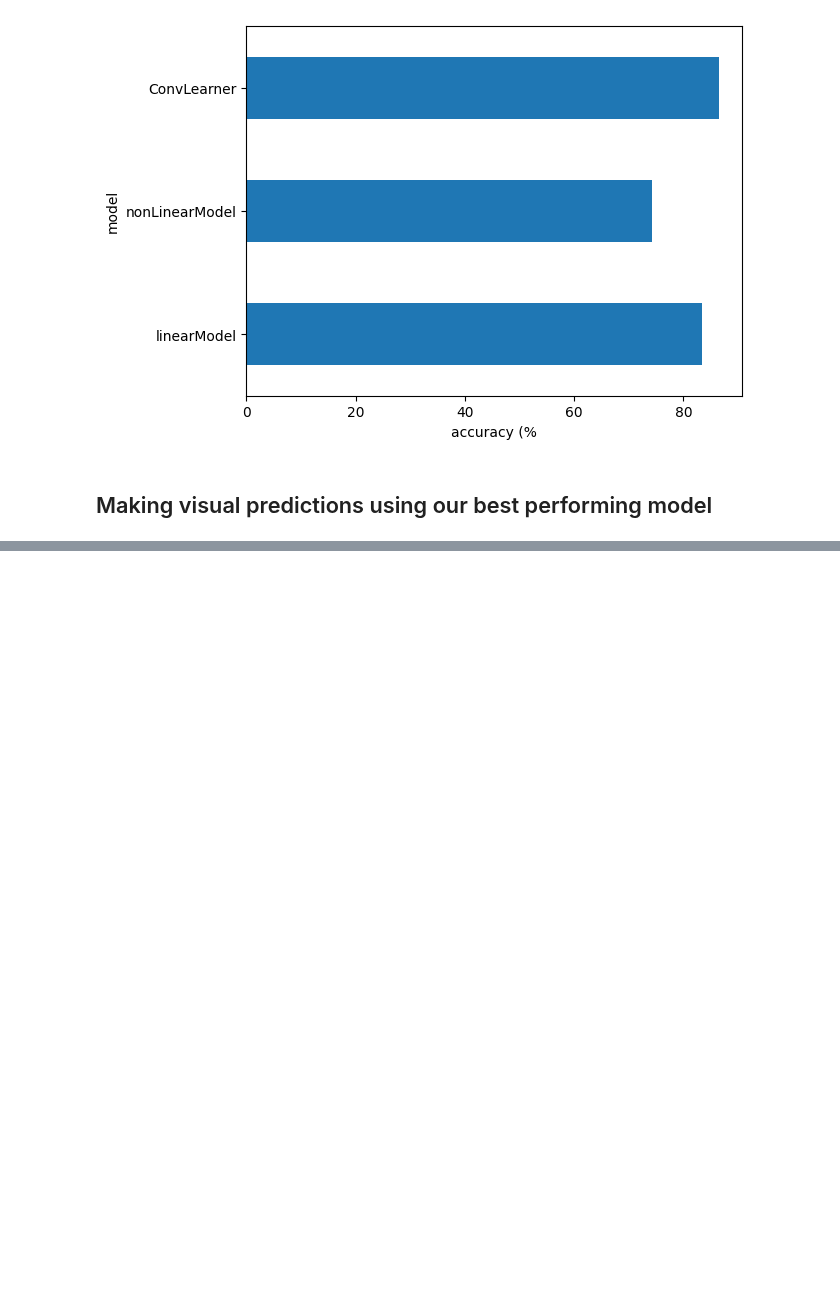
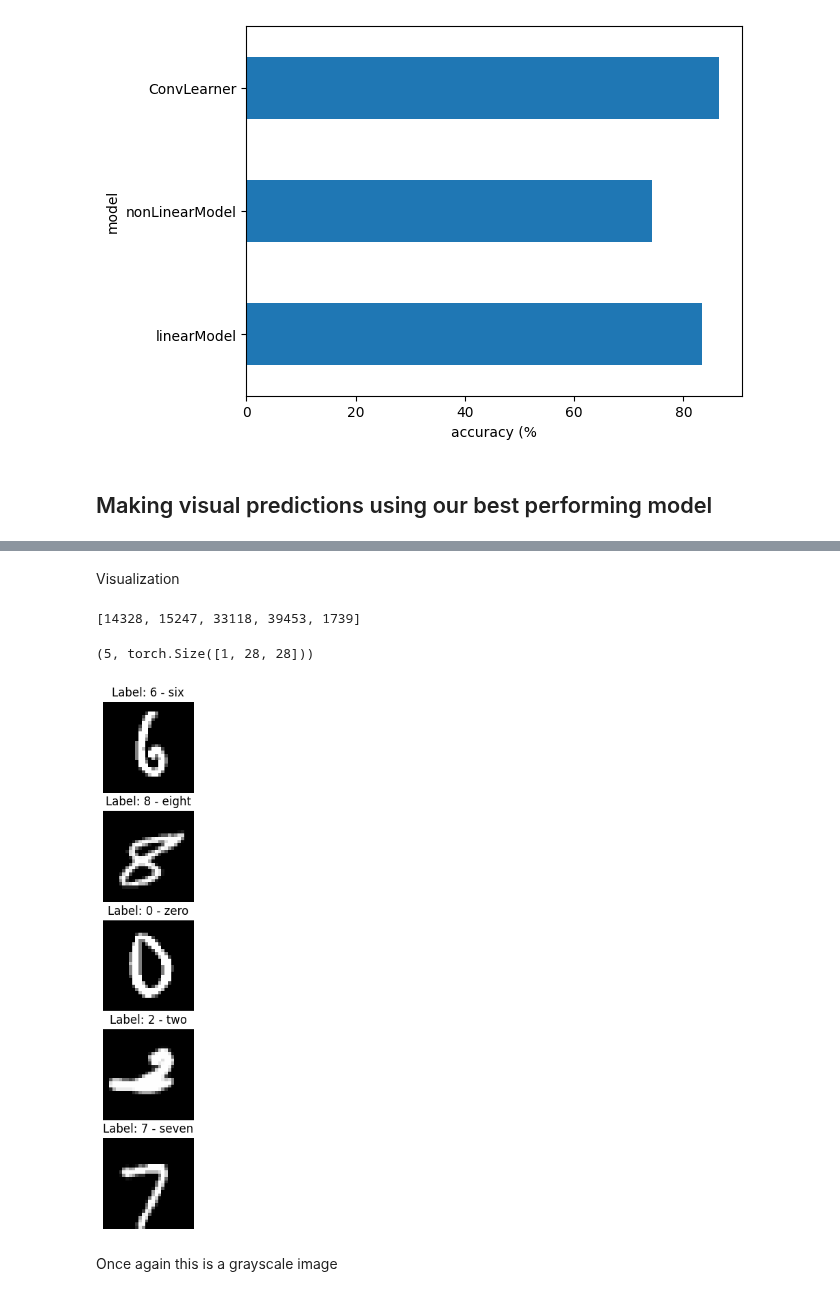
Before and after one commit to tituslhy/symmetrical-octo-spork, a Jupyter notebook: Notebooks/3. ComputerVision.ipynb, the cells around one changed output, grey strips where cells are left out. Cells and saved outputs as stored; diff of their text form; code cells hidden in the pictures; blank space fills up the shorter version.

```diff
--- a/Notebooks/3. ComputerVision.ipynb
+++ b/Notebooks/3. ComputerVision.ipynb
@@ -653,0 +917,18 @@ plt.ylabel('model');
+# %%
+root = "../Datasets/MNIST"
+if not os.path.exists(root):
+    os.makedirs(root)
+
+train_data = datasets.MNIST(root = root,
+                            train = True,
+                            download = True,
+                            transform = ToTensor(),
+                            target_transform = None
+                            )
+
+test_data = datasets.MNIST(root = root,
+                           train = False,
+                           download = True,
+                           transform = ToTensor(),
+                           target_transform = None
+                           )
@@ -653,0 +975,25 @@ plt.ylabel('model');
+# %% [markdown]
+Visualization
+# %%
+sample_idx = random.sample(list(range(len(train_data))), k = 5)
+sample_idx
+# %% [output]
+[14328, 15247, 33118, 39453, 1739]
+# %%
+img, label = train_data[0]
+label, img.shape
+# %% [output]
+(5, torch.Size([1, 28, 28]))
+# %%
+fig = plt.figure(figsize = (10,10))
+nrows, ncols = 5, 1
+for i, idx in enumerate(sample_idx, 1):
+    img, label = train_data[idx]
+    plt.subplot(nrows, ncols, i)
+    plt.imshow(img.squeeze(), cmap = 'gray')
+    plt.title(f"Label: {classes[label]}")
+    plt.axis(False)
+# %% [output]
+[figure, added]
+# %% [markdown]
+Once again this is a grayscale image
```
Also changed, not shown: parts of 42 cells of this notebook, 1 other file.
